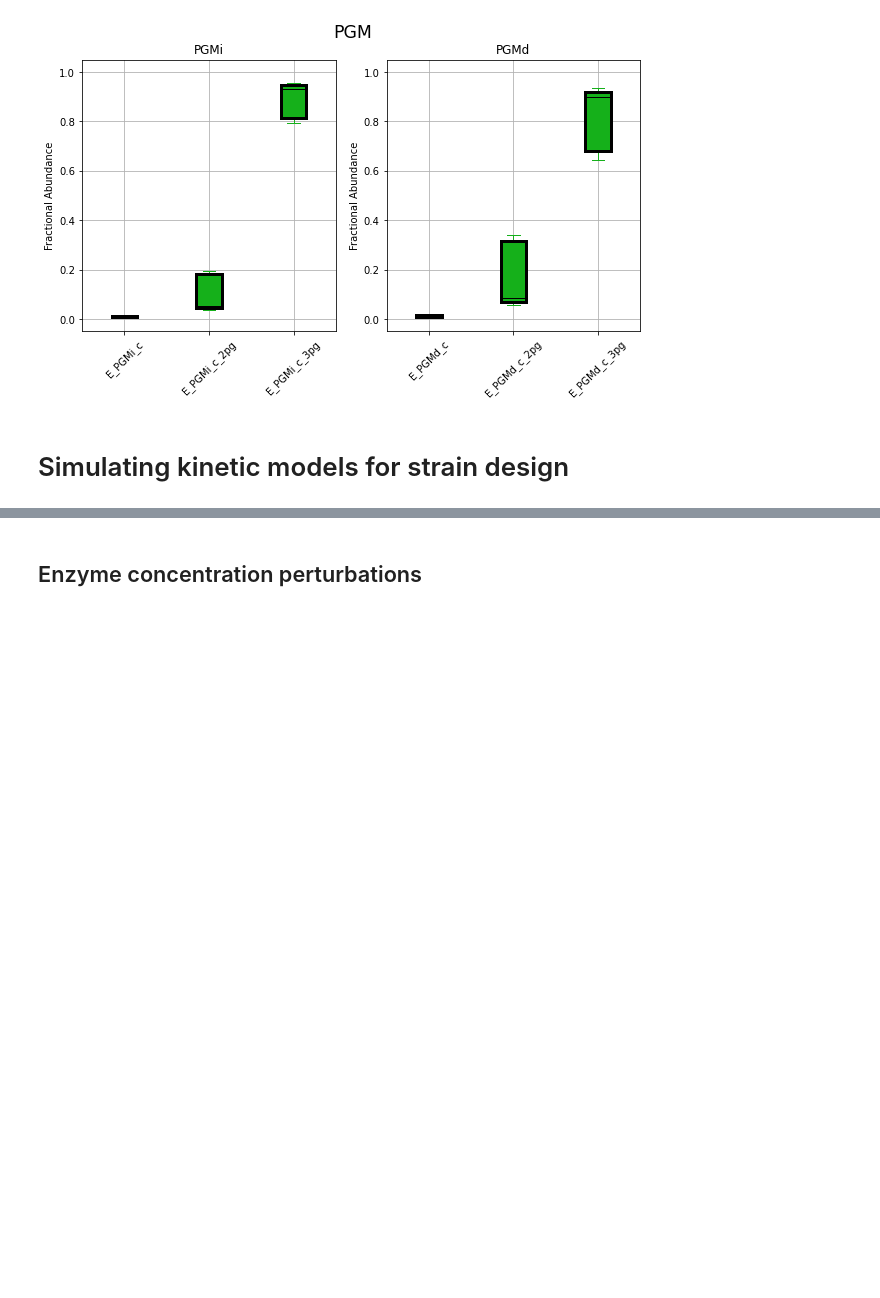
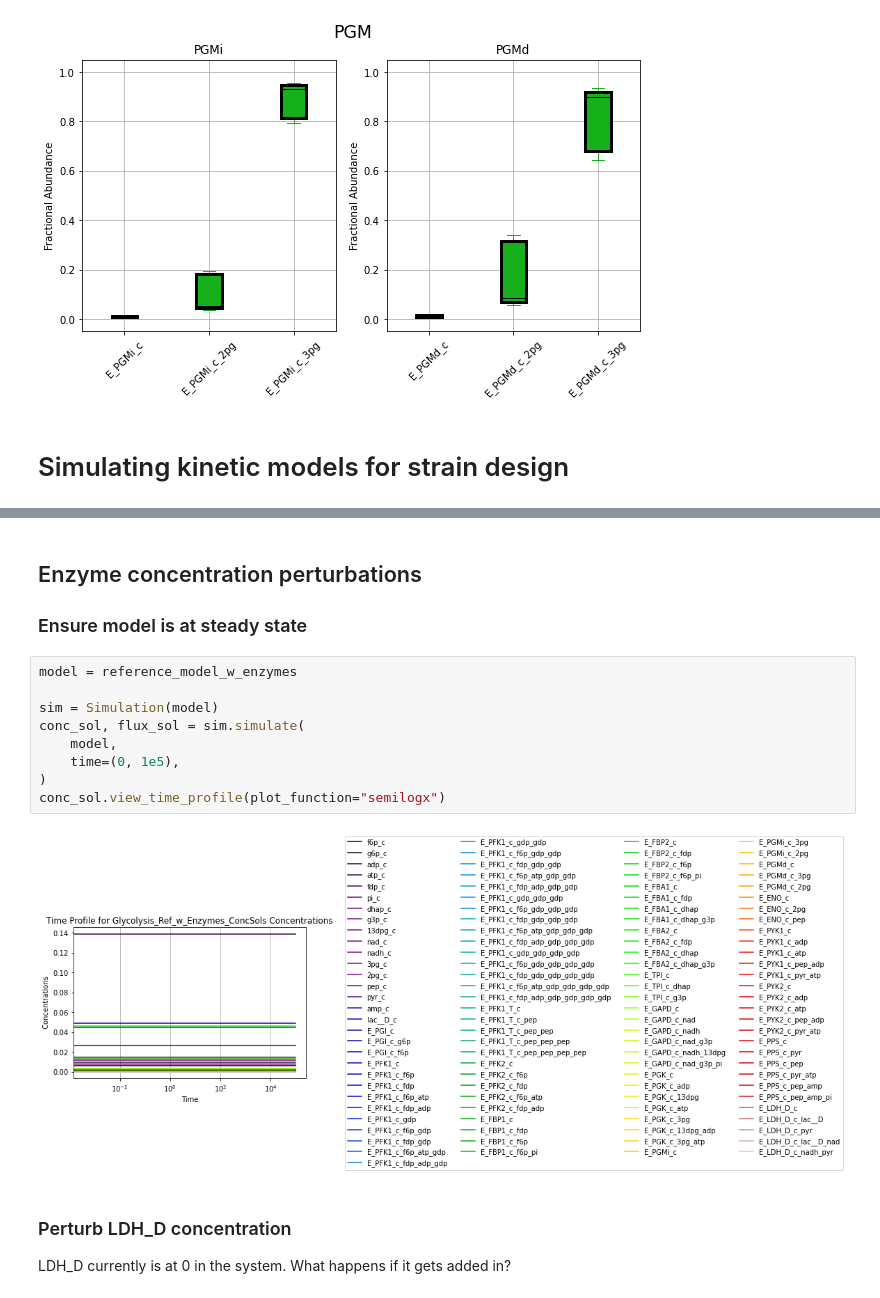
Before and after one commit to SBRG/GDGA_Shortcourse, a Jupyter notebook: Module4_Kinetics/Part2_Exercise/Kinetics and Thermodynamics of Real Metabolic Networks.ipynb, the cells around one changed output, grey strips where cells are left out. Cells and saved outputs as stored; diff of their text form; blank space fills up the shorter version.

Commit message:
Added simulations

```diff
--- a/Module4_Kinetics/Part2_Exercise/Kinetics and Thermodynamics of Real Metabolic Networks.ipynb
+++ b/Module4_Kinetics/Part2_Exercise/Kinetics and Thermodynamics of Real Metabolic Networks.ipynb
@@ -531,2 +547,17 @@ fig.suptitle(isoenzymes_of_interest, fontsize="xx-large");
 # %% [markdown]
 ## Enzyme concentration perturbations
+### Ensure model is at steady state
+# %%
+model = reference_model_w_enzymes
+
+sim = Simulation(model)
+conc_sol, flux_sol = sim.simulate(
+    model,
+    time=(0, 1e5),
+)
+conc_sol.view_time_profile(plot_function="semilogx")
+# %% [output]
+[figure, added]
+# %% [markdown]
+### Perturb LDH_D concentration
+LDH_D currently is at 0 in the system. What happens if it gets added in?
```
Also changed, not shown: parts of 13 cells of this notebook.
